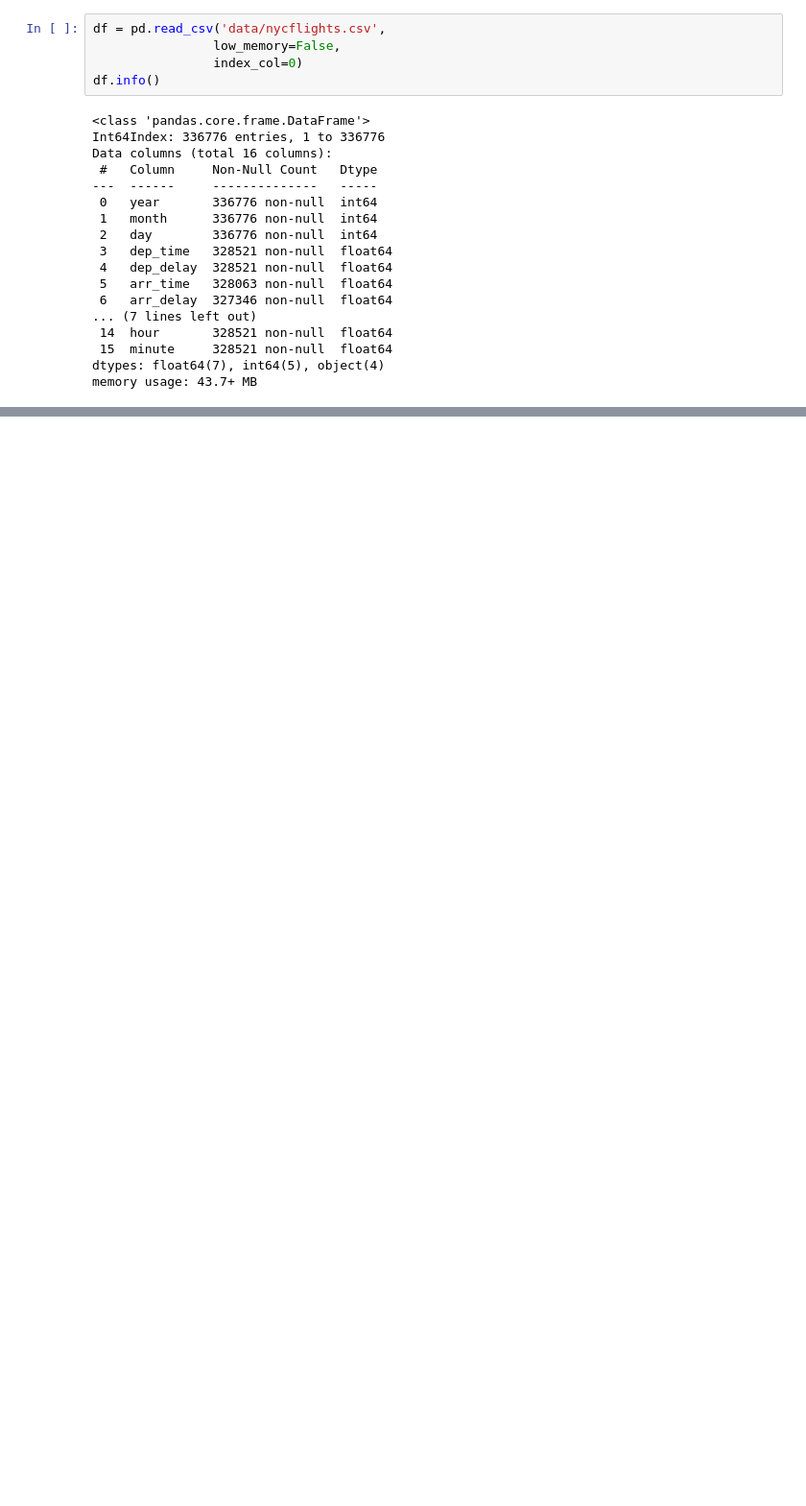
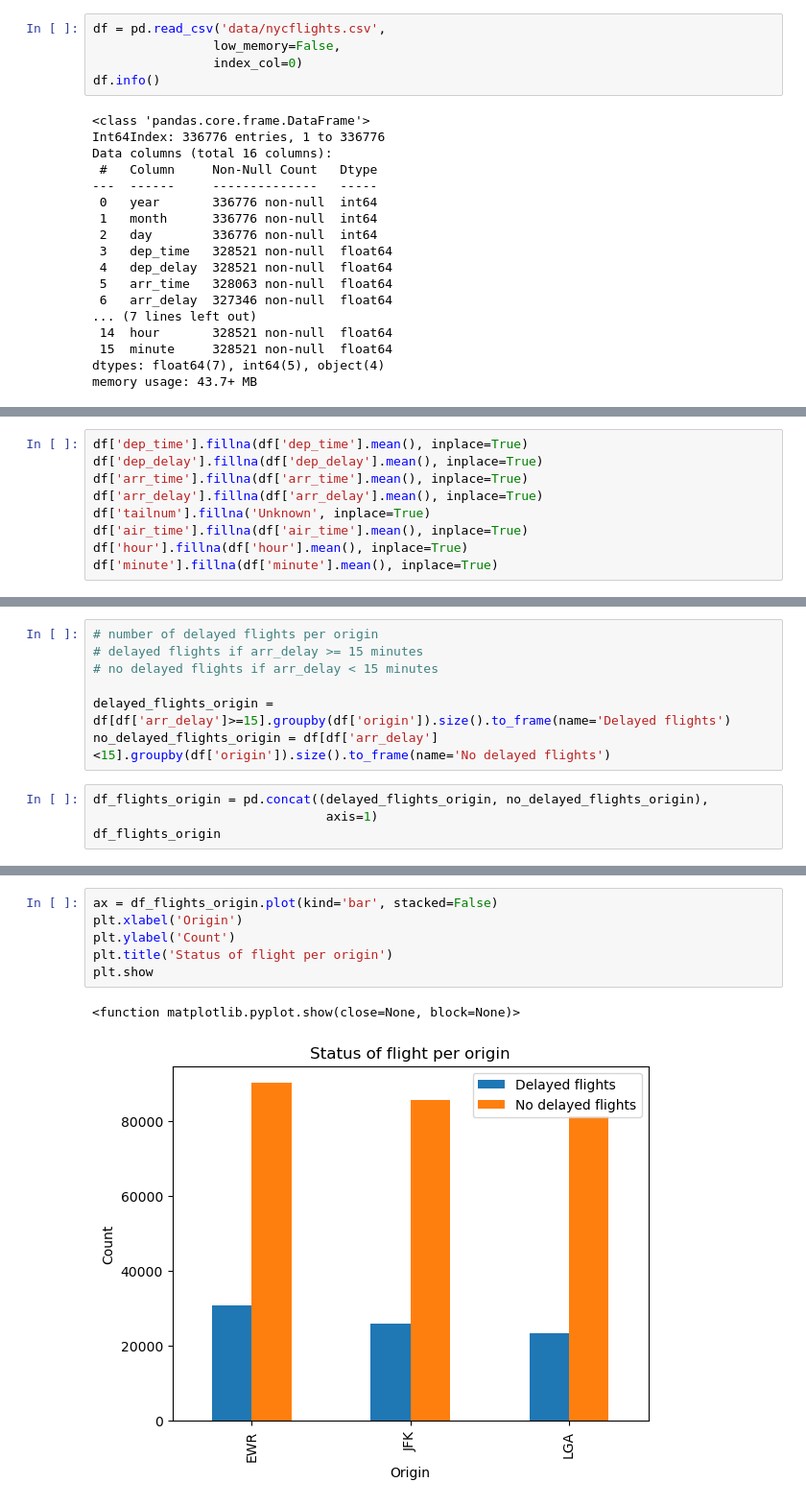
Before and after one commit to nguyenminhthuy/da-course-cybersoft, a Jupyter notebook: DA08_Wk7_NguyenMinhThuy.ipynb, the cells around one changed output, grey strips where cells are left out. Shown at 96% size. Cells and saved outputs as stored; diff of their text form; blank space fills up the shorter version.

```diff
--- a/DA08_Wk7_NguyenMinhThuy.ipynb
+++ b/DA08_Wk7_NguyenMinhThuy.ipynb
@@ -42,0 +62,9 @@ memory usage: 43.7+ MB
+# %%
+df['dep_time'].fillna(df['dep_time'].mean(), inplace=True)
+df['dep_delay'].fillna(df['dep_delay'].mean(), inplace=True)
+df['arr_time'].fillna(df['arr_time'].mean(), inplace=True)
+df['arr_delay'].fillna(df['arr_delay'].mean(), inplace=True)
+df['tailnum'].fillna('Unknown', inplace=True)
+df['air_time'].fillna(df['air_time'].mean(), inplace=True)
+df['hour'].fillna(df['hour'].mean(), inplace=True)
+df['minute'].fillna(df['minute'].mean(), inplace=True)
@@ -42,0 +73,11 @@ memory usage: 43.7+ MB
+# %%
+# number of delayed flights per origin
+# delayed flights if arr_delay >= 15 minutes
+# no delayed flights if arr_delay < 15 minutes
+
+delayed_flights_origin = df[df['arr_delay']>=15].groupby(df['origin']).size().to_frame(name='Delayed flights')
+no_delayed_flights_origin = df[df['arr_delay']<15].groupby(df['origin']).size().to_frame(name='No delayed flights')
+# %%
+df_flights_origin = pd.concat((delayed_flights_origin, no_delayed_flights_origin),
+                               axis=1)
+df_flights_origin
@@ -42,0 +90,9 @@ memory usage: 43.7+ MB
+# %%
+ax = df_flights_origin.plot(kind='bar', stacked=False)
+plt.xlabel('Origin')
+plt.ylabel('Count')
+plt.title('Status of flight per origin')
+plt.show
+# %% [output]
+<function matplotlib.pyplot.show(close=None, block=None)>
+[figure, added]
```
Also changed, not shown: parts of 19 cells of this notebook, 3 other files.
